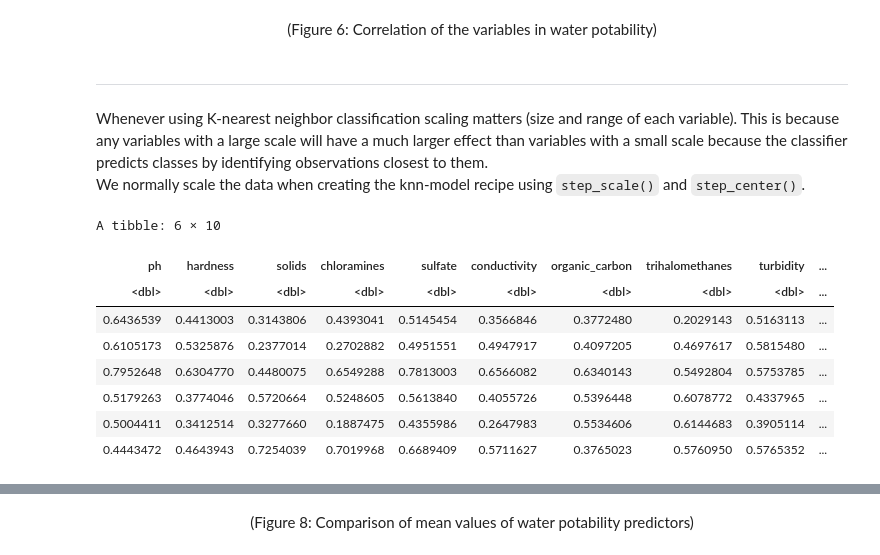
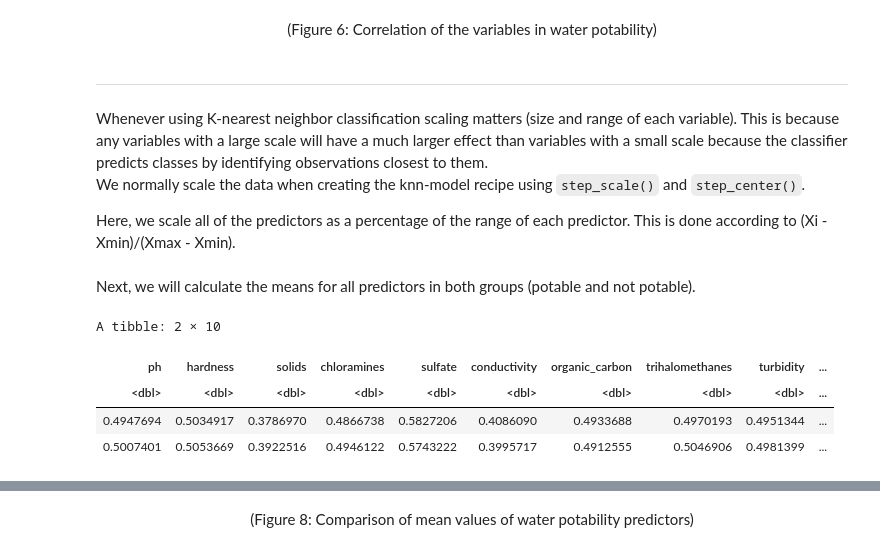
Before and after one commit to kashish1928/Dsci100_Group93_, a Jupyter notebook: Group-Project-Report.ipynb, the cells around one changed output, grey strips where cells are left out. Cells and saved outputs as stored; diff of their text form; code cells hidden in the pictures.

```diff
--- a/Group-Project-Report.ipynb
+++ b/Group-Project-Report.ipynb
@@ -210,6 +210,8 @@ water_eda
 
 Whenever using K-nearest neighbor classification scaling matters (size and range of each variable). This is because any variables with a large scale will have a much larger effect than variables with a small scale because the classifier predicts classes by identifying observations closest to them. <br>
 We normally scale the data when creating the knn-model recipe using `step_scale()` and `step_center()`.
+
+Here, we scale all of the predictors as a percentage of the range of each predictor. This is done according to (Xi - Xmin)/(Xmax - Xmin).
 # %%
 #5. SCALE TRAINING DATA (0 to 1)
 min_table <- water_train |> #min value of all predictors
@@ -234,16 +236,32 @@ water_train_scaled <- water_train |> #scale all predictors X (0 to 1) according
            trihalomethanes = (trihalomethanes - min_table$trihalomethanes) / diff_table$trihalomethanes,
            turbidity = (turbidity - min_table$turbidity) / diff_table$turbidity) |>
     bind_cols(potability = water_train$potability)
-
-head(water_train_scaled)
-# %% [output]
-A tibble: 6 × 10
-| ph | hardness | solids | chloramines | sulfate | conductivity | organic_carbon | trihalomethanes | turbidity | ... |
-| <dbl> | <dbl> | <dbl> | <dbl> | <dbl> | <dbl> | <dbl> | <dbl> | <dbl> | ... |
-| 0.6436539 | 0.4413003 | 0.3143806 | 0.4393041 | 0.5145454 | 0.3566846 | 0.3772480 | 0.2029143 | 0.5163113 | ... |
-| 0.6105173 | 0.5325876 | 0.2377014 | 0.2702882 | 0.4951551 | 0.4947917 | 0.4097205 | 0.4697617 | 0.5815480 | ... |
-| 0.7952648 | 0.6304770 | 0.4480075 | 0.6549288 | 0.7813003 | 0.6566082 | 0.6340143 | 0.5492804 | 0.5753785 | ... |
-| 0.5179263 | 0.3774046 | 0.5720664 | 0.5248605 | 0.5613840 | 0.4055726 | 0.5396448 | 0.6078772 | 0.4337965 | ... |
-| 0.5004411 | 0.3412514 | 0.3277660 | 0.1887475 | 0.4355986 | 0.2647983 | 0.5534606 | 0.6144683 | 0.3905114 | ... |
-| 0.4443472 | 0.4643943 | 0.7254039 | 0.7019968 | 0.6689409 | 0.5711627 | 0.3765023 | 0.5760950 | 0.5765352 | ... |
+# %% [markdown]
+Next, we will calculate the means for all predictors in both groups (potable and not potable).
+# %%
+water_train_scaled_means_potable <- water_train_scaled |>
+    filter(potability == "1") |>
+    select(-potability) |>
+    map_df(mean, na.rm = TRUE)
+
+
+water_train_scaled_means_not_potable <- water_train_scaled |>
+    filter(potability == "0") |>
+    select(-potability) |>
+    map_df(mean, na.rm = TRUE)
+
+
+potability_tibble <- tibble(potability = 0:1) |>
+    mutate(potability = as_factor(potability))
+
+water_train_scaled_means <- bind_rows(water_train_scaled_means_not_potable, water_train_scaled_means_potable) |>
+    bind_cols(potability_tibble)
+
+water_train_scaled_means
+# %% [output]
+A tibble: 2 × 10
+| ph | hardness | solids | chloramines | sulfate | conductivity | organic_carbon | trihalomethanes | turbidity | ... |
+| <dbl> | <dbl> | <dbl> | <dbl> | <dbl> | <dbl> | <dbl> | <dbl> | <dbl> | ... |
+| 0.4947694 | 0.5034917 | 0.3786970 | 0.4866738 | 0.5827206 | 0.4086090 | 0.4933688 | 0.4970193 | 0.4951344 | ... |
+| 0.5007401 | 0.5053669 | 0.3922516 | 0.4946122 | 0.5743222 | 0.3995717 | 0.4912555 | 0.5046906 | 0.4981399 | ... |
 # %% [markdown]
```
Also changed, not shown: parts of 15 cells of this notebook.
